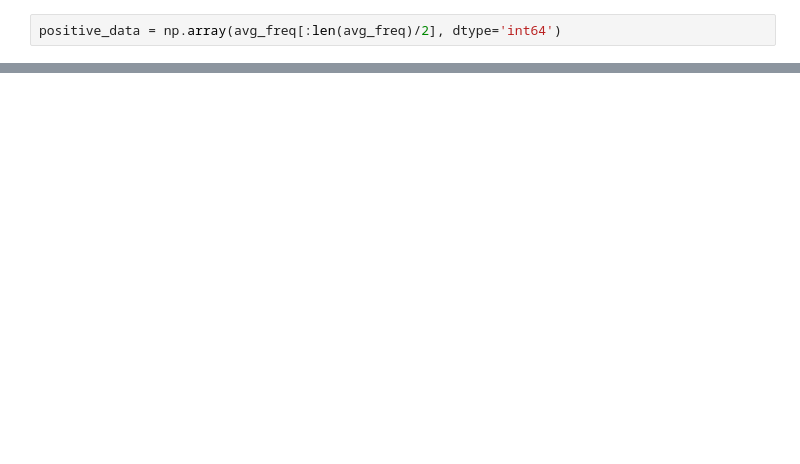
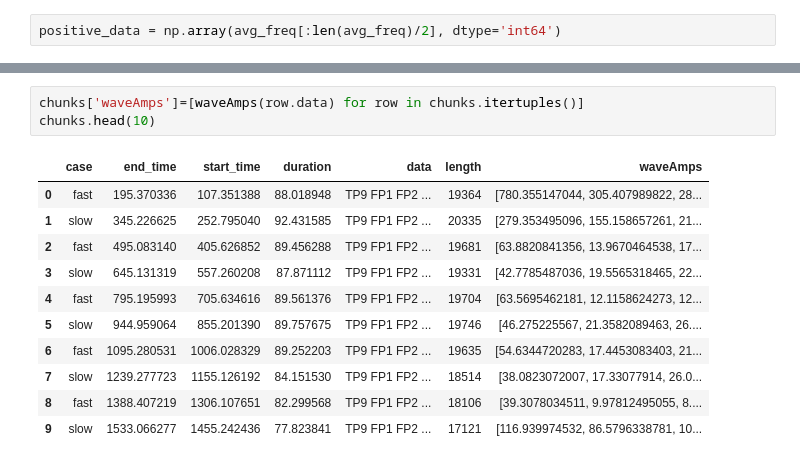
Before and after one commit to HALtheWise/neurotech-bmi, a Jupyter notebook: frequencies.ipynb, the cells around one changed output, grey strips where cells are left out. Cells and saved outputs as stored; diff of their text form; blank space fills up the shorter version.

```diff
--- a/frequencies.ipynb
+++ b/frequencies.ipynb
@@ -114,0 +174,15 @@ def waveAmps(recorded_data, num_trials):
+# %%
+chunks['waveAmps']=[waveAmps(row.data) for row in chunks.itertuples()]
+chunks.head(10)
+# %% [output]
+|  | case | end_time | start_time | duration | data | length | waveAmps |
+| 0 | fast | 195.370336 | 107.351388 | 88.018948 | TP9 FP1 FP2 ... | 19364 | [780.355147044, 305.407989822, 28... |
+| 1 | slow | 345.226625 | 252.795040 | 92.431585 | TP9 FP1 FP2 ... | 20335 | [279.353495096, 155.158657261, 21... |
+| 2 | fast | 495.083140 | 405.626852 | 89.456288 | TP9 FP1 FP2 ... | 19681 | [63.8820841356, 13.9670464538, 17... |
+| 3 | slow | 645.131319 | 557.260208 | 87.871112 | TP9 FP1 FP2 ... | 19331 | [42.7785487036, 19.5565318465, 22... |
+| 4 | fast | 795.195993 | 705.634616 | 89.561376 | TP9 FP1 FP2 ... | 19704 | [63.5695462181, 12.1158624273, 12... |
+| 5 | slow | 944.959064 | 855.201390 | 89.757675 | TP9 FP1 FP2 ... | 19746 | [46.275225567, 21.3582089463, 26.... |
+| 6 | fast | 1095.280531 | 1006.028329 | 89.252203 | TP9 FP1 FP2 ... | 19635 | [54.6344720283, 17.4453083403, 21... |
+| 7 | slow | 1239.277723 | 1155.126192 | 84.151530 | TP9 FP1 FP2 ... | 18514 | [38.0823072007, 17.33077914, 26.0... |
+| 8 | fast | 1388.407219 | 1306.107651 | 82.299568 | TP9 FP1 FP2 ... | 18106 | [39.3078034511, 9.97812495055, 8.... |
+| 9 | slow | 1533.066277 | 1455.242436 | 77.823841 | TP9 FP1 FP2 ... | 17121 | [116.939974532, 86.5796338781, 10... |
```
Also changed, not shown: parts of 12 cells of this notebook, 1 other file.
